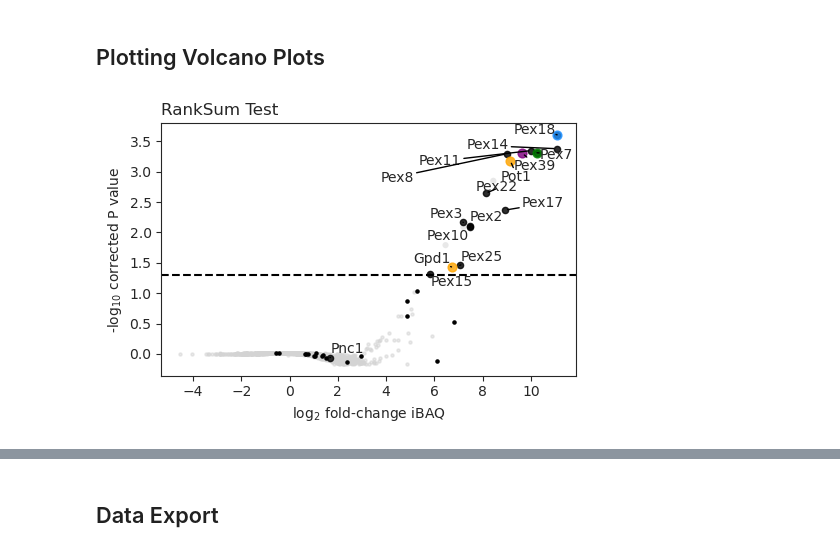
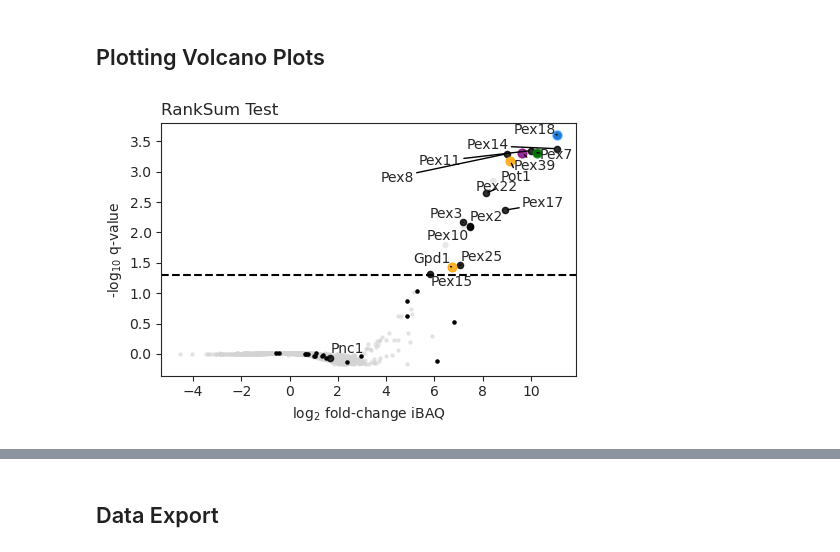
Before and after one commit to ag-warscheid/Pex39_Manuscript, a Jupyter notebook: Pex18_TPA/02a_data_renanalysis_statistics_median.ipynb, the cells around one changed output, grey strips where cells are left out. Cells and saved outputs as stored; diff of their text form; code cells hidden in the pictures.

Commit message:
Minor changes in figure legend

```diff
--- a/Pex18_TPA/02a_data_renanalysis_statistics_median.ipynb
+++ b/Pex18_TPA/02a_data_renanalysis_statistics_median.ipynb
@@ -124,35 +124,35 @@ vis.volcano(
         {"color": "orange", "s": 40},
         {"color": "green", "s": 40},
     ],
     kwargs_ns=dict(color="lightgrey", s=5),
     kwargs_p_sig=dict(color="lightgrey", s=20, edgecolors="none"),
     show_legend=False,
     show_caption=False,
     ax=ax,
 )
 
 tmp = pg_s1.loc[
     :,
     [f"logFC_S1_interactome_ranksum", "adj.P.Val_class1>class2_S1_interactome_ranksum"],
 ]
 tmp["logp"] = -np.log10(tmp["adj.P.Val_class1>class2_S1_interactome_ranksum"])
 tmp.loc[highlight_nonsig, :].plot(
     kind="scatter",
     x=f"logFC_S1_interactome_ranksum",
     y="logp",
     ax=ax,
     color="black",
     s=5,
 )
 
 ax.set_xlabel("log$_2$ fold-change iBAQ")
-ax.set_ylabel("-log$_{10}$ corrected P value")
+ax.set_ylabel("-log$_{10}$ q-value")
 
 plt.tight_layout()
 plt.savefig(f"plots/02a_volcano_adj_P_S1.png", dpi=600)
 plt.savefig(f"plots/02a_volcano_adj_P_S1.pdf")
 # %% [output]
-[figure, old version]
+[figure, new version]
 # %%
 trace = vis.ivolcano(
     pg_s1,
```
Also changed, not shown: 3 other files.
